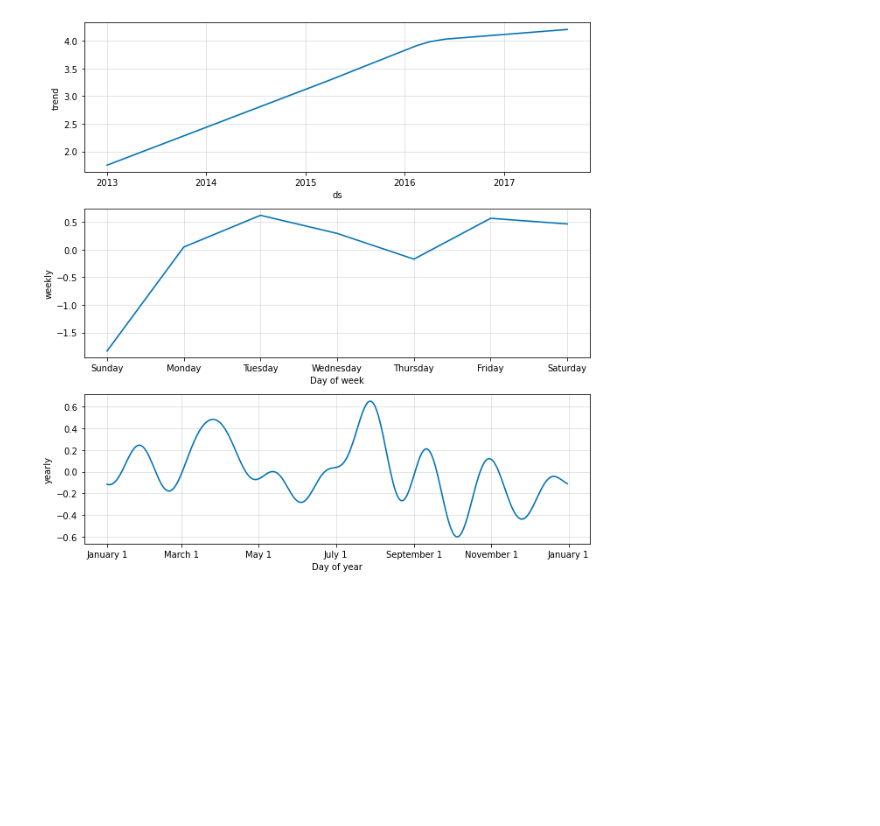
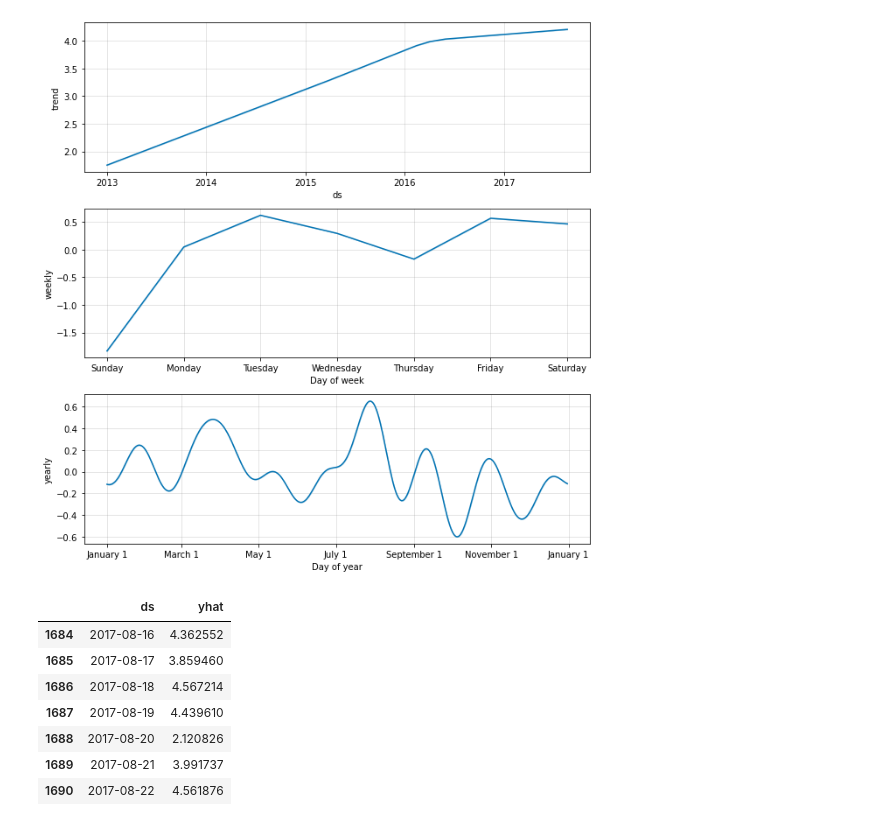
Before and after one commit to UniM0cha/Project-MachineLearning, a Jupyter notebook: Flask/prophet_test.ipynb, the cells around one changed output. Cells and saved outputs as stored; diff of their text form; code cells hidden in the pictures; blank space fills up the shorter version.

```diff
--- a/Flask/prophet_test.ipynb
+++ b/Flask/prophet_test.ipynb
@@ -114,3 +115,15 @@ prophet.plot_components(forecast)
 # %% [output]
 [figure]
 [figure]
+# %%
+pred = forecast.loc[items[0].shape[0]:][['ds','yhat']]
+pred
+# %% [output]
+|  | ds | yhat |
+| 1684 | 2017-08-16 | 4.362552 |
+| 1685 | 2017-08-17 | 3.859460 |
+| 1686 | 2017-08-18 | 4.567214 |
+| 1687 | 2017-08-19 | 4.439610 |
+| 1688 | 2017-08-20 | 2.120826 |
+| 1689 | 2017-08-21 | 3.991737 |
+| 1690 | 2017-08-22 | 4.561876 |
```
Also changed, not shown: parts of 2 cells of this notebook, 1 other file.
